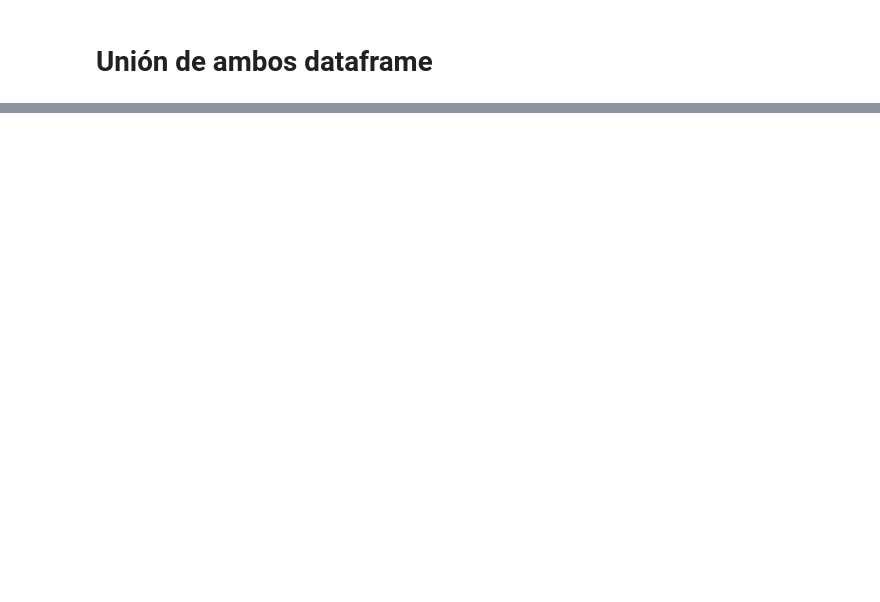
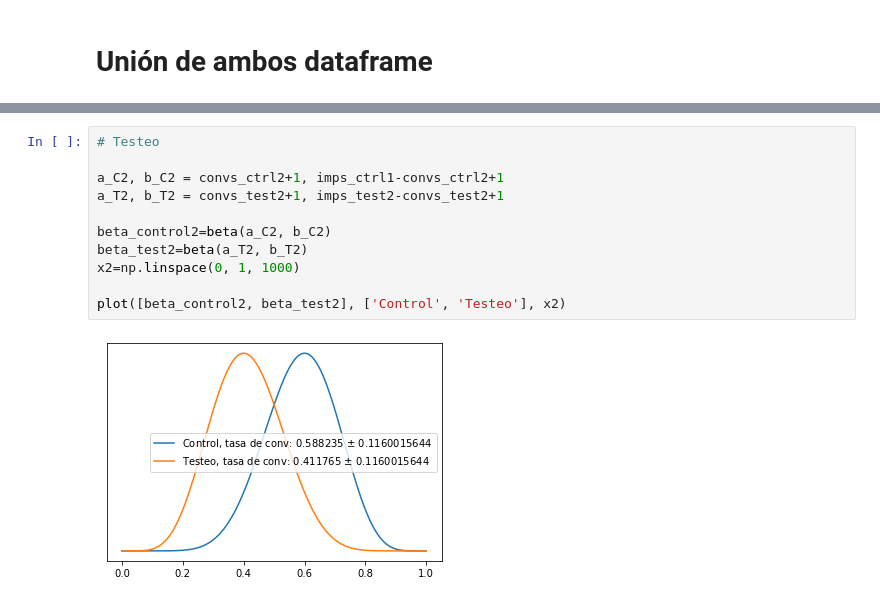
Before and after one commit to kaaiik/AB_test, a Jupyter notebook: notebook/main.ipynb, the cells around one changed output, grey strips where cells are left out. Drawn from its saved outputs; the diff is of its cells as text; blank space fills up the shorter version.

```diff
--- a/notebook/main.ipynb
+++ b/notebook/main.ipynb
@@ -95,0 +136,13 @@ data
+# %%
+# Testeo
+
+a_C2, b_C2 = convs_ctrl2+1, imps_ctrl1-convs_ctrl2+1
+a_T2, b_T2 = convs_test2+1, imps_test2-convs_test2+1
+
+beta_control2=beta(a_C2, b_C2)
+beta_test2=beta(a_T2, b_T2)
+x2=np.linspace(0, 1, 1000)
+
+plot([beta_control2, beta_test2], ['Control', 'Testeo'], x2)
+# %% [output]
+[figure, added]
```
Also changed, not shown: parts of 17 cells of this notebook.
